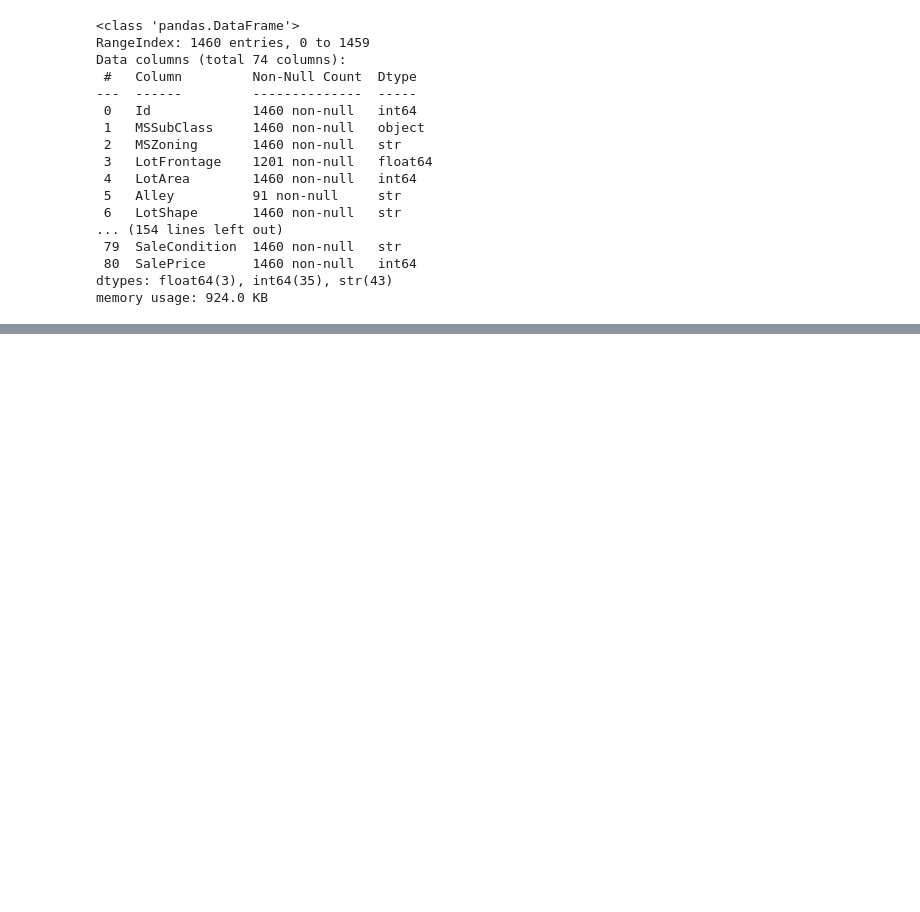
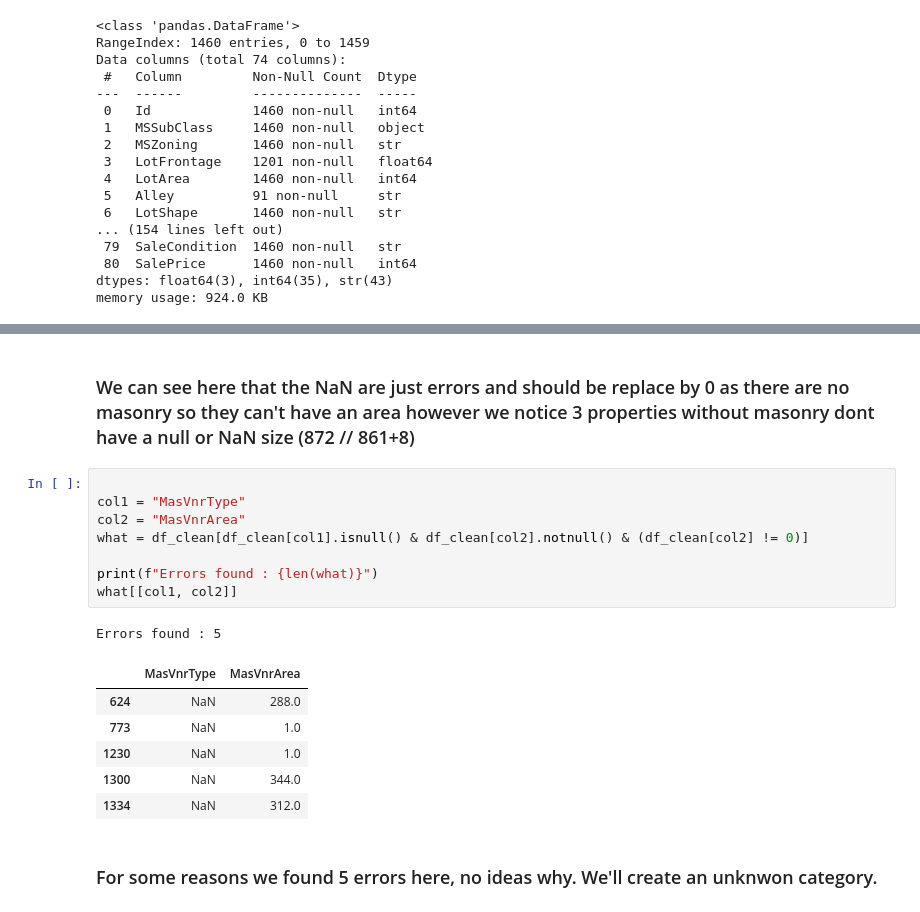
Before and after one commit to MartinRabier/HousePricesPrediction, a Jupyter notebook: Data_exploration.ipynb, the cells around one changed output, grey strips where cells are left out. Cells and saved outputs as stored; diff of their text form; blank space fills up the shorter version.

Commit message:
NaN identification, before replacement

```diff
--- a/Data_exploration.ipynb
+++ b/Data_exploration.ipynb
@@ -140,0 +248,20 @@ memory usage: 844.2+ KB
+# %% [markdown]
+### We can see here that the NaN are just errors and should be replace by 0 as there are no masonry so they can't have an area however we notice 3 properties without masonry dont have a null or NaN size (872 // 861+8)
+# %%
+
+col1 = "MasVnrType"
+col2 = "MasVnrArea"
+what = df_clean[df_clean[col1].isnull() & df_clean[col2].notnull() & (df_clean[col2] != 0)]
+
+print(f"Errors found : {len(what)}")
+what[[col1, col2]]
+# %% [output]
+Errors found : 5
+|  | MasVnrType | MasVnrArea |
+| 624 | NaN | 288.0 |
+| 773 | NaN | 1.0 |
+| 1230 | NaN | 1.0 |
+| 1300 | NaN | 344.0 |
+| 1334 | NaN | 312.0 |
+# %% [markdown]
+### For some reasons we found 5 errors here, no ideas why. We'll create an unknwon category.
```
Also changed, not shown: parts of 12 cells of this notebook.
